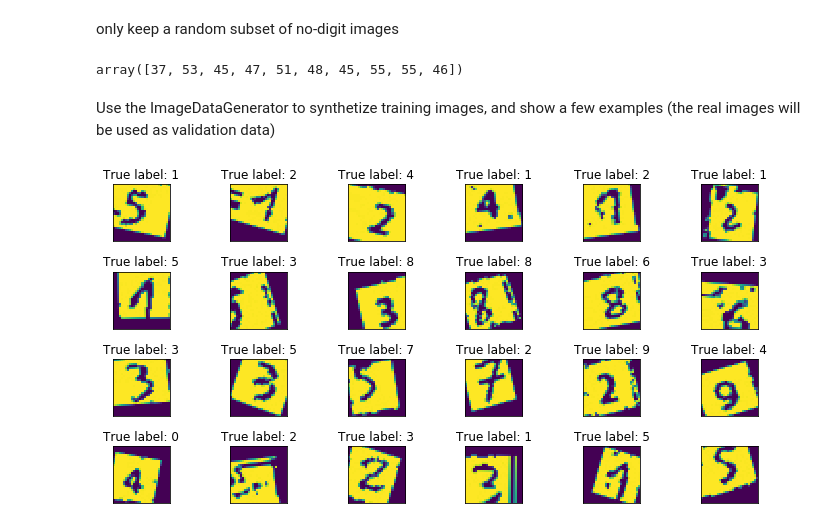
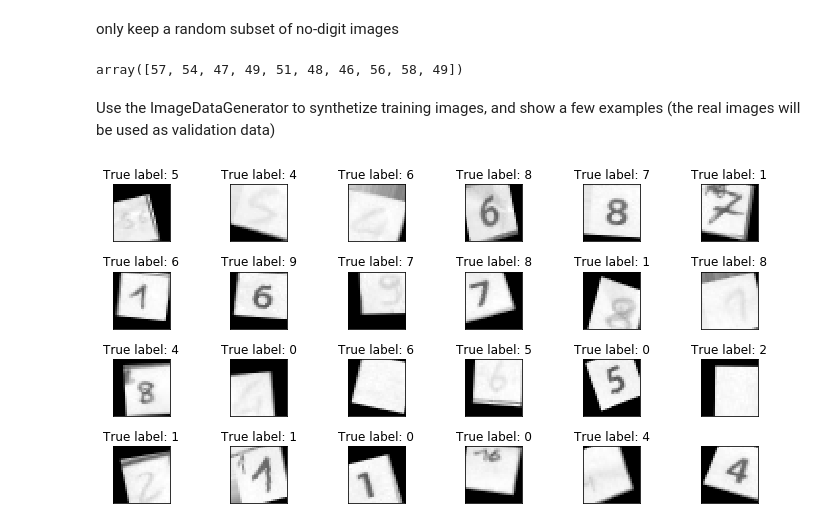
Before and after one commit to e-dorigatti/sudoku_solver, a Jupyter notebook: recognize_digits.ipynb, the cells around one changed output. Cells and saved outputs as stored; diff of their text form; code cells hidden in the pictures.

Commit message:
trained network on raw digit images

```diff
--- a/recognize_digits.ipynb
+++ b/recognize_digits.ipynb
@@ -48,10 +48,10 @@ max(x.shape[0] for x in images), max(x.shape[1] for x in images)
 # %%
-def preprocess_image(img):
+def preprocess_image(img, target_width=29, target_height=29):
     width, height = img.shape
-    margin_x = int((28 - width) / 2)
-    margin_y = int((28 - height) / 2)
+    margin_x = int((target_width - width) / 2)
+    margin_y = int((target_height - height) / 2)
 
-    res = np.zeros((28, 28, 1))
+    res = np.zeros((target_width, target_height, 1))
     res[margin_x:margin_x+width, margin_y:margin_y+height, 0] = img
 
     res = (res - res.mean()) / res.std()
@@ -74,8 +74,7 @@ array([122,  53,  45,  47,  51,  48,  45,  55,  55,  46])
 # %% [markdown]
 only keep a random subset of no-digit images
 # %%
-mask = (y_all[:, 0] == 0) | (np.random.random(len(y_all)) < 0.4)
-X_all, y_all = X_all[mask], y_all[mask]
-y_all.sum(axis=0)
+mask = (y_all[:, 0] == 0) | (np.random.random(len(y_all)) < 0.5)
+y_all[mask].sum(axis=0)
 # %% [output]
-array([37, 53, 45, 47, 51, 48, 45, 55, 55, 46])
+array([57, 54, 47, 49, 51, 48, 46, 56, 58, 49])
@@ -84,30 +85,30 @@ Use the ImageDataGenerator to synthetize training images, and show a few example
 # %%
 idg = ImageDataGenerator(
     samplewise_center=True,
     samplewise_std_normalization=True,
     rotation_range=20,
     width_shift_range=0.2,
     height_shift_range=0.2,
     shear_range=0.1,
     zoom_range=0.1,
     #preprocessing_function=discretize,
 )
 
 idg.fit(X_all)
 
 example = next(idg.flow(X_all, y_all, batch_size=24))
 plt.figure(figsize=(10, 5))
 for i, (img, label) in enumerate(zip(*example)):
     plt.title('True label: %s' % np.argmax(label))
     plt.subplot(4, 6, i + 1)
-    plt.imshow(img[:, :, 0])
+    plt.imshow(img[:, :, 0], cmap='gray')
     plt.xticks([])
     plt.yticks([])
 
 plt.tight_layout()
 plt.show()
 # %% [output]
-[figure, old version]
+[figure, new version]
 # %%
 l2_strength = 0.00001
 conv_kwargs = {
```
Also changed, not shown: parts of 7 cells of this notebook.
